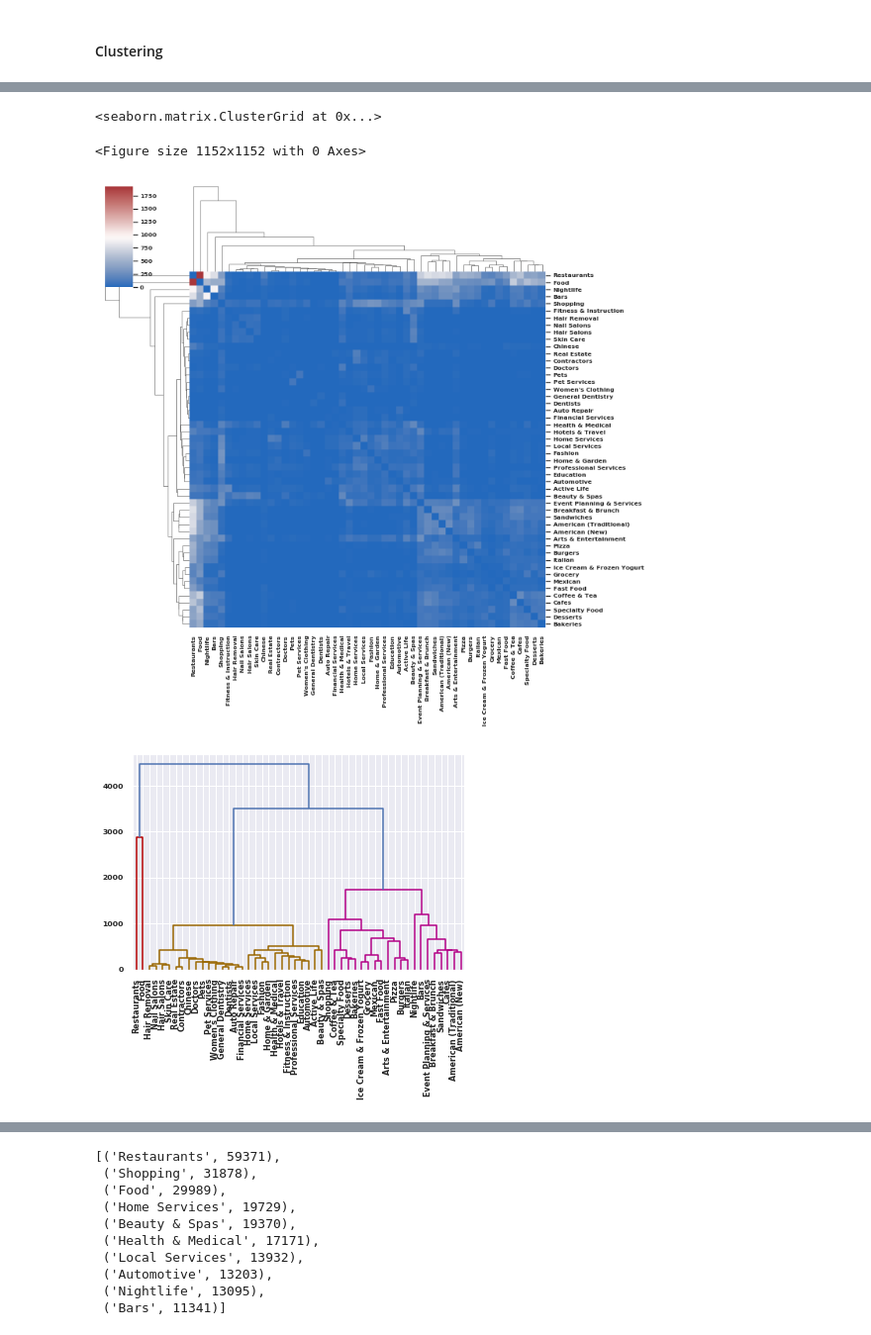
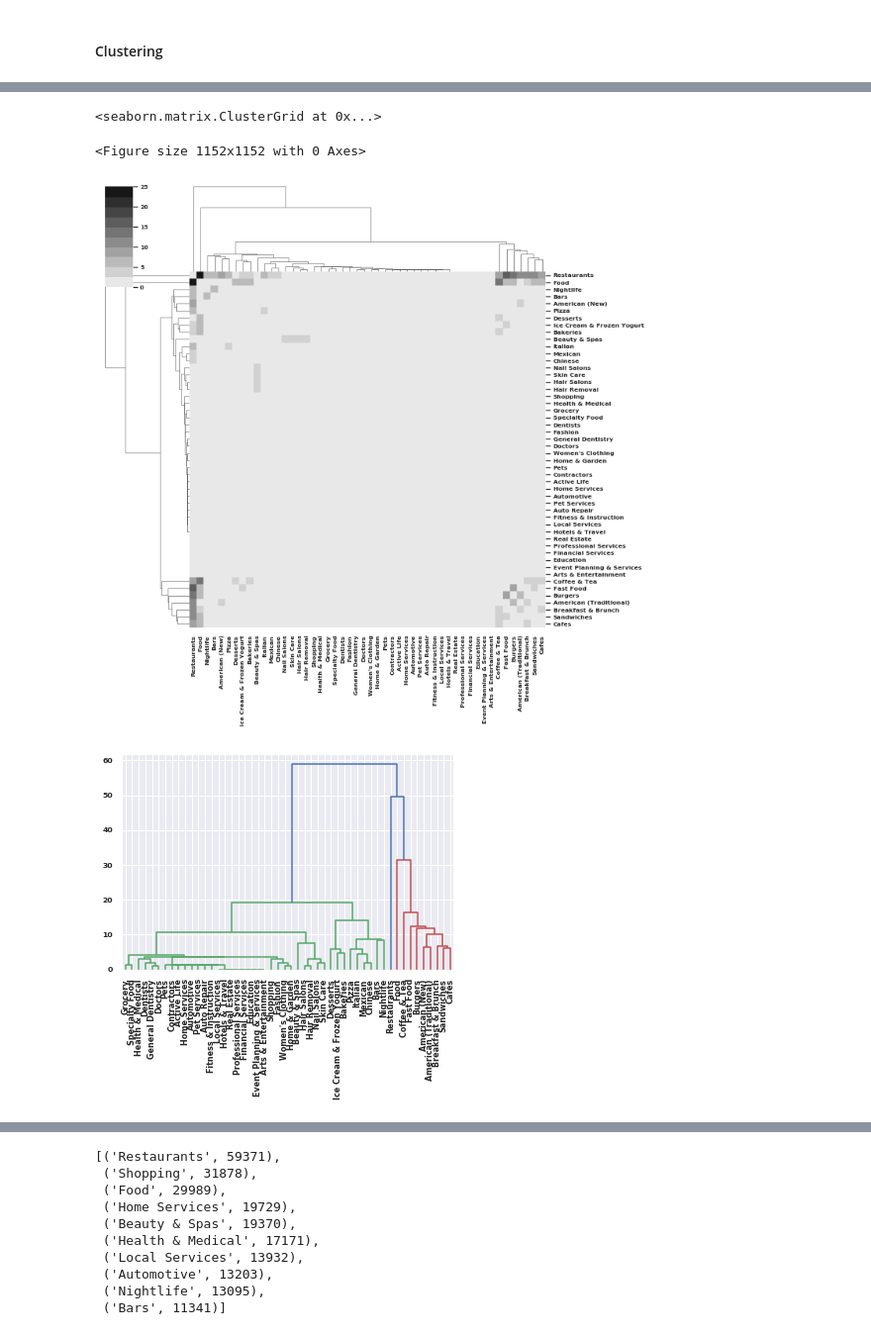
Before and after one commit to Querela/argmining19-same-side-classification, a Jupyter notebook: SentimentDatasets_Yelp_Analysis.ipynb, the cells around one changed output, grey strips where cells are left out. Shown at 99% size. Saved outputs shown, nothing was run; the diff lists cells and outputs as text; code cells hidden in the pictures.

Commit message:
Add yelp category tree analysis

```diff
--- a/SentimentDatasets_Yelp_Analysis.ipynb
+++ b/SentimentDatasets_Yelp_Analysis.ipynb
@@ -185,6 +229,7 @@ def make_NxN_map(f_cats, f_cat_pairs):
         array.append(array_row)
     df_cm = pd.DataFrame(array, index=list(f_cats), columns=list(f_cats))
 
-    return df_cm, array
+    # dataframe, NxN array + labels
+    return df_cm, array, f_cats
 # %% [markdown]
 ---
@@ -209,0 +261,12 @@ f_cat_pairs = make_cat_Ntuples(f_inv_cat_combis, n=2)
+# %%
+f_cats = get_Ntop_cats(inv_cat_bids, n=50)
+# f_cats = None
+
+avg_num_of_cat_combis = int(sum(list(f_inv_cat_combis.values())) / len(f_inv_cat_combis))
+fi_inv_cat_combis = filter_min_cat_combis(inv_cat_combis, min_num=30)
+
+f2_inv_bid_cats = load_topics(fn_yelp_topics, bids_not_cats=None, filter_cats=f_cats, filter_cat_combis=fi_inv_cat_combis)
+
+f2_inv_cat_bids = make_map_cats(f2_inv_bid_cats)
+f2_inv_cat_combis = make_cat_combis(f2_inv_bid_cats)
+f2_cat_pairs = make_cat_Ntuples(f2_inv_cat_combis, n=2)
@@ -210,5 +275,5 @@ f_cat_pairs = make_cat_Ntuples(f_inv_cat_combis, n=2)
 # %%
-df_cm, array = make_NxN_map(f_cats, f_cat_pairs)
+df_cm, cat_array, cat_labels = make_NxN_map(f_cats, f2_cat_pairs)
 # %% [markdown]
 #### Clustering
 # %%
@@ -221,16 +286,17 @@ plt.show()
 # %%
 plt.figure(figsize = (16, 16))
-sn.clustermap(df_cm, annot_kws={"size": 5}, cmap="vlag") # plt.cm.Blues)
+sn.set(font_scale=0.7) # for label size
+# pal = sn.dark_palette("palegreen", as_cmap=True, reverse=True)
+pal = sn.color_palette("binary", 10)  # PuBu - BuGn - RdPu - Greys
+sn.clustermap(df_cm, annot_kws={"size": 5}, cmap=pal)  # cmap="vlag") # plt.cm.Blues)
 # %% [output]
 <seaborn.matrix.ClusterGrid at 0x...>
 <Figure size 1152x1152 with 0 Axes>
-[figure, old version]
+[figure, new version]
 # %%
-from scipy.cluster import hierarchy
-
 Z = hierarchy.linkage(df_cm, "ward")
-hierarchy.set_link_color_palette(['#b30000','#996600', '#b30086'])
+#hierarchy.set_link_color_palette(['#b30000','#996600', '#b30086'])
 R = hierarchy.dendrogram(Z, leaf_rotation=90, leaf_font_size=8, labels=df_cm.index)
 # %% [output]
-[figure, old version]
+[figure, new version]
 # %%
```
Also changed, not shown: parts of 44 cells of this notebook, 1 other file.
